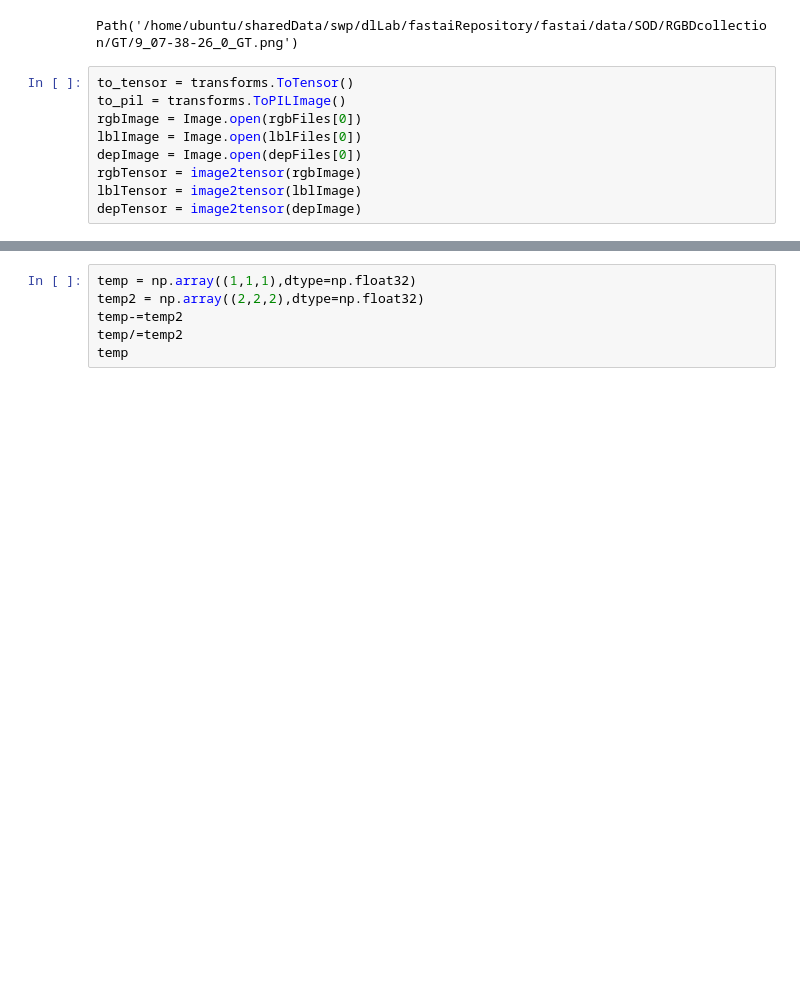
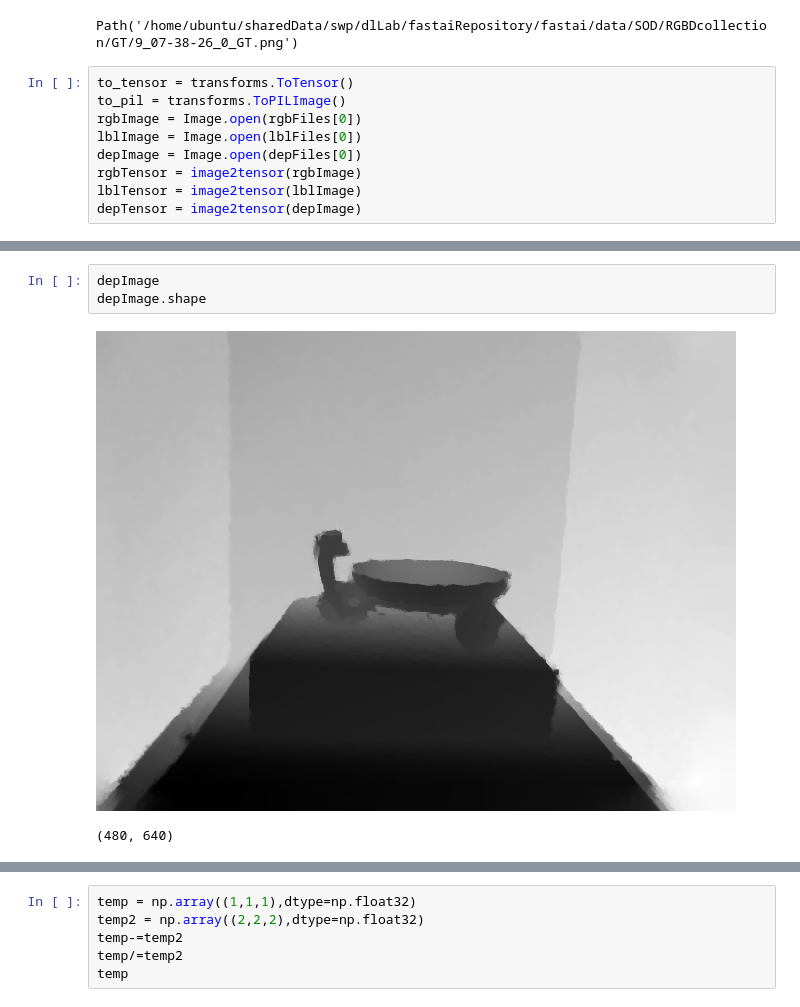
Before and after one commit to bowenroom/myBlog, a Jupyter notebook: _notebooks/2021-12-03-JLDCF.ipynb, the cells around one changed output, grey strips where cells are left out. Drawn from its saved outputs; the diff is of its cells as text; blank space fills up the shorter version.

```diff
--- a/_notebooks/2021-12-03-JLDCF.ipynb
+++ b/_notebooks/2021-12-03-JLDCF.ipynb
@@ -64 +68,7 @@ depTensor = image2tensor(depImage)
+# %%
+depImage
+depImage.shape
+# %% [output]
+[figure, added]
+(480, 640)
 # %%
```
Also changed, not shown: parts of 10 cells of this notebook, 2 other files.
